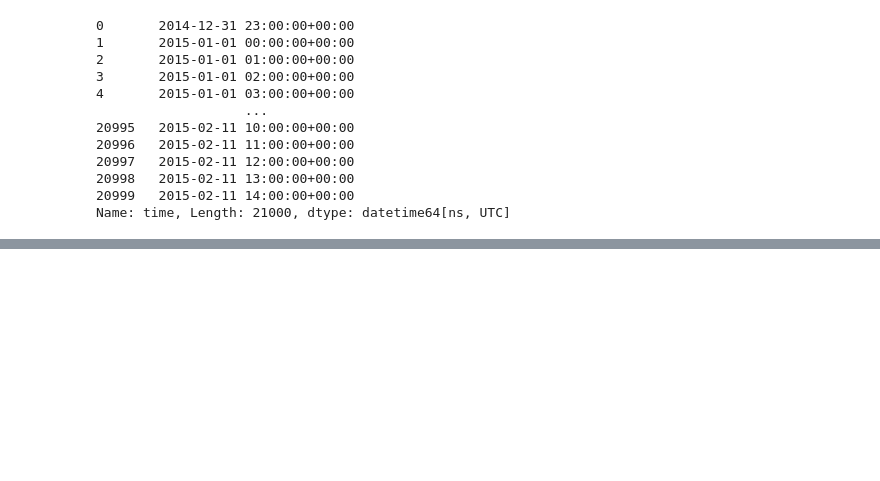
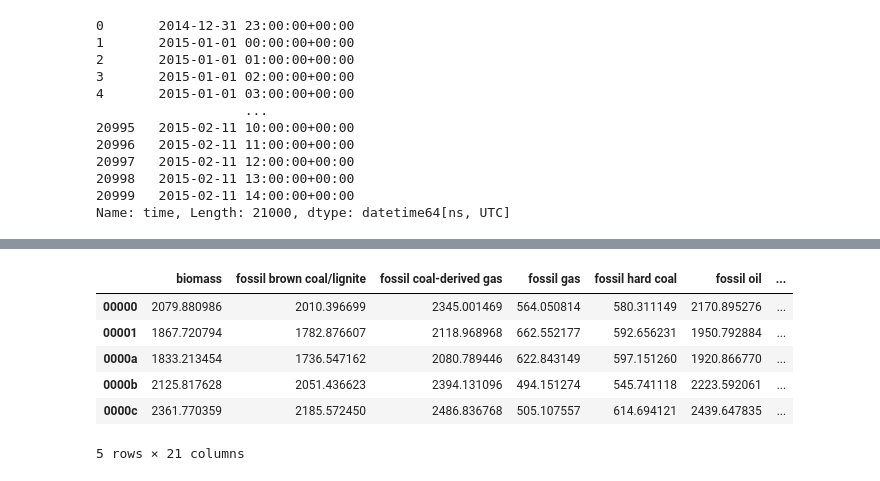
Before and after one commit to oskargirardin/CRP_GDPR_datasets, a Jupyter notebook: use_cases/time_series_prediction/time_series.ipynb, the cells around one changed output, grey strips where cells are left out. Drawn from its saved outputs; the diff is of its cells as text; code cells hidden in the pictures; blank space fills up the shorter version.

```diff
--- a/use_cases/time_series_prediction/time_series.ipynb
+++ b/use_cases/time_series_prediction/time_series.ipynb
@@ -518,0 +650,50 @@ plt.show()
+# %%
+def compute_dtw_matrix(df_original, df_synth, metadata):
+    """
+    Function that computes the DTW for every combination of original & synthetic sequences.
+
+    :param df_original: original dataframe in long format
+    :param df_synth: synthetic dataframe generated with PAR
+    :param metadata: metadata of original dataframe
+
+    -----------
+
+    Returns: DataFrame with distances
+    """
+    meta_dict = metadata.to_dict()
+    sequence_key, sequence_index = meta_dict["sequence_key"], meta_dict["sequence_index"]
+    ts_col = list(filter(lambda x: x not in [sequence_key, sequence_index], df_synth.columns))[0]
+    sequence_key_values_synth = df_synth[sequence_key].unique()
+    sequence_key_values_original = df_original[sequence_key].unique()
+
+    dist_matrix = pd.DataFrame(np.zeros((len(sequence_key_values_synth), len(sequence_key_values_original))), columns=sequence_key_values_original,
+                               index=sequence_key_values_synth)
+
+
+    for i, row in enumerate(dist_matrix.iterrows()):
+        synth_key, row = row
+        ts_synth = df_synth[df_synth[sequence_key] == synth_key][ts_col].dropna().values
+        if len(ts_synth) == 0:
+            dist_matrix.iloc[i, :] = np.full(len(sequence_key_values_original),np.nan)
+            continue
+        for j, original_key in enumerate(sequence_key_values_original):
+            ts_original = df_original[df_original[sequence_key] == original_key][ts_col].dropna().values
+            if len(ts_original) == 0:
+                dist_matrix.iloc[i, j] = np.nan
+                continue
+            alignment = dtw.dtw(ts_synth, ts_original)
+            dist = alignment.normalizedDistance
+            dist_matrix.iloc[i, j] = dist
+
+
+    return dist_matrix
+# %%
+compute_dtw_matrix(df_long, synth_no_na, metadata)
+# %% [output]
+|  | biomass | fossil brown coal/lignite | fossil coal-derived gas | fossil gas | fossil hard coal | fossil oil | ... |
+| 00000 | 2079.880986 | 2010.396699 | 2345.001469 | 564.050814 | 580.311149 | 2170.895276 | ... |
+| 00001 | 1867.720794 | 1782.876607 | 2118.968968 | 662.552177 | 592.656231 | 1950.792884 | ... |
+| 0000a | 1833.213454 | 1736.547162 | 2080.789446 | 622.843149 | 597.151260 | 1920.866770 | ... |
+| 0000b | 2125.817628 | 2051.436623 | 2394.131096 | 494.151274 | 545.741118 | 2223.592061 | ... |
+| 0000c | 2361.770359 | 2185.572450 | 2486.836768 | 505.107557 | 614.694121 | 2439.647835 | ... |
+5 rows × 21 columns
```
Also changed, not shown: parts of 18 cells of this notebook.
